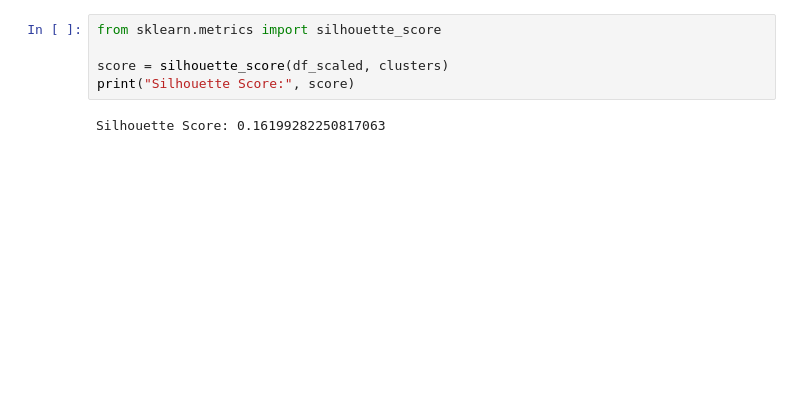
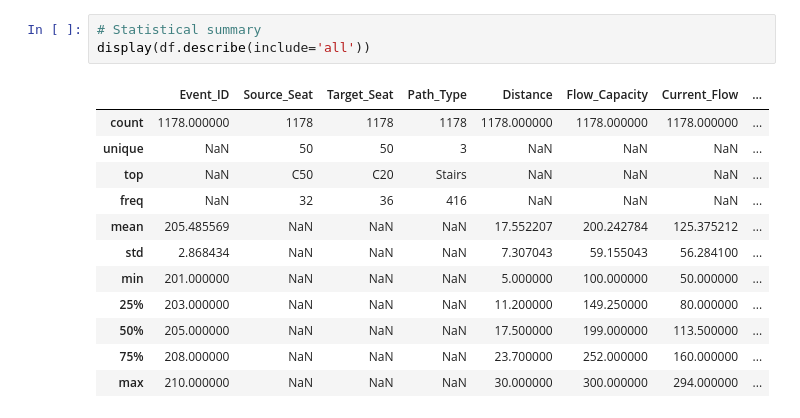
Before and after one commit to Deepika2222/Human-Behavior-Drift-Detection-System, a Jupyter notebook: notebooks/01_data_exploration.ipynb, the cells around one changed output. Cells and saved outputs as stored; diff of their text form; blank space fills up the shorter version.

```diff
--- a/notebooks/01_data_exploration.ipynb
+++ b/notebooks/01_data_exploration.ipynb
@@ -129,7 +5,16 @@ plt.show()
-# %%
-from sklearn.metrics import silhouette_score
-
-score = silhouette_score(df_scaled, clusters)
-print("Silhouette Score:", score)
-# %% [output]
-Silhouette Score: 0.16199282250817063
+# %%
+# Statistical summary
+display(df.describe(include='all'))
+# %% [output]
+|  | Event_ID | Source_Seat | Target_Seat | Path_Type | Distance | Flow_Capacity | Current_Flow | ... |
+| count | 1178.000000 | 1178 | 1178 | 1178 | 1178.000000 | 1178.000000 | 1178.000000 | ... |
+| unique | NaN | 50 | 50 | 3 | NaN | NaN | NaN | ... |
+| top | NaN | C50 | C20 | Stairs | NaN | NaN | NaN | ... |
+| freq | NaN | 32 | 36 | 416 | NaN | NaN | NaN | ... |
+| mean | 205.485569 | NaN | NaN | NaN | 17.552207 | 200.242784 | 125.375212 | ... |
+| std | 2.868434 | NaN | NaN | NaN | 7.307043 | 59.155043 | 56.284100 | ... |
+| min | 201.000000 | NaN | NaN | NaN | 5.000000 | 100.000000 | 50.000000 | ... |
+| 25% | 203.000000 | NaN | NaN | NaN | 11.200000 | 149.250000 | 80.000000 | ... |
+| 50% | 205.000000 | NaN | NaN | NaN | 17.500000 | 199.000000 | 113.500000 | ... |
+| 75% | 208.000000 | NaN | NaN | NaN | 23.700000 | 252.000000 | 160.000000 | ... |
+| max | 210.000000 | NaN | NaN | NaN | 30.000000 | 300.000000 | 294.000000 | ... |
```
Also changed, not shown: parts of 21 cells of this notebook.
